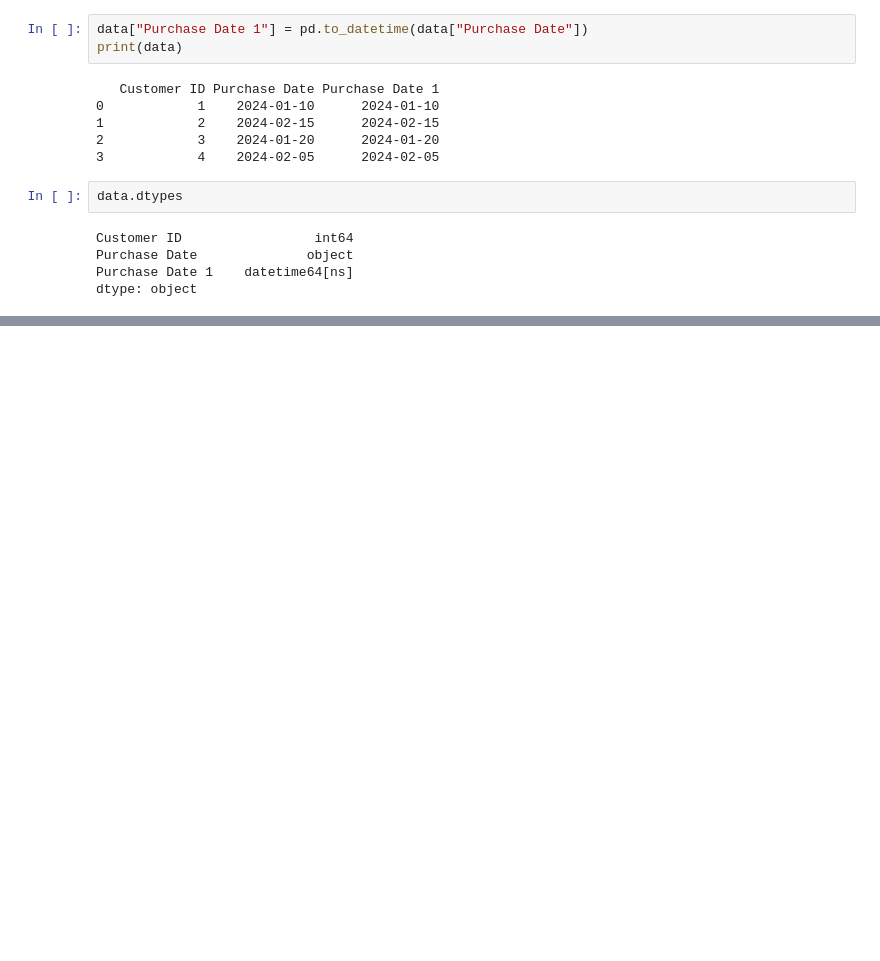
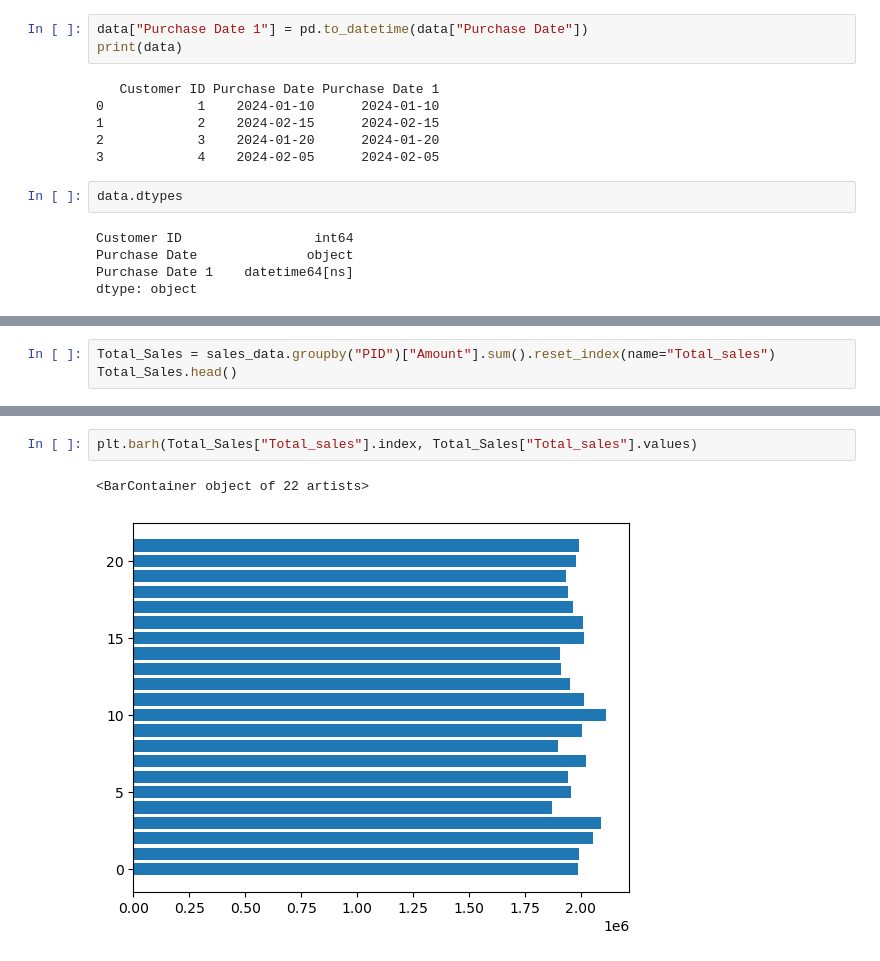
Before and after one commit to Shivakumar8790/Python-Practice-, a Jupyter notebook: 1. 7 Python practice.ipynb, the cells around one changed output, grey strips where cells are left out. Saved outputs shown, nothing was run; the diff lists cells and outputs as text; blank space fills up the shorter version.

```diff
--- a/1. 7 Python practice.ipynb
+++ b/1. 7 Python practice.ipynb
@@ -4186,0 +4314,3 @@ data
+# %%
+Total_Sales = sales_data.groupby("PID")["Amount"].sum().reset_index(name="Total_sales")
+Total_Sales.head()
@@ -4186,0 +4324,5 @@ data
+# %%
+plt.barh(Total_Sales["Total_sales"].index, Total_Sales["Total_sales"].values)
+# %% [output]
+<BarContainer object of 22 artists>
+[figure, added]
```
Also changed, not shown: parts of 17 cells of this notebook.
